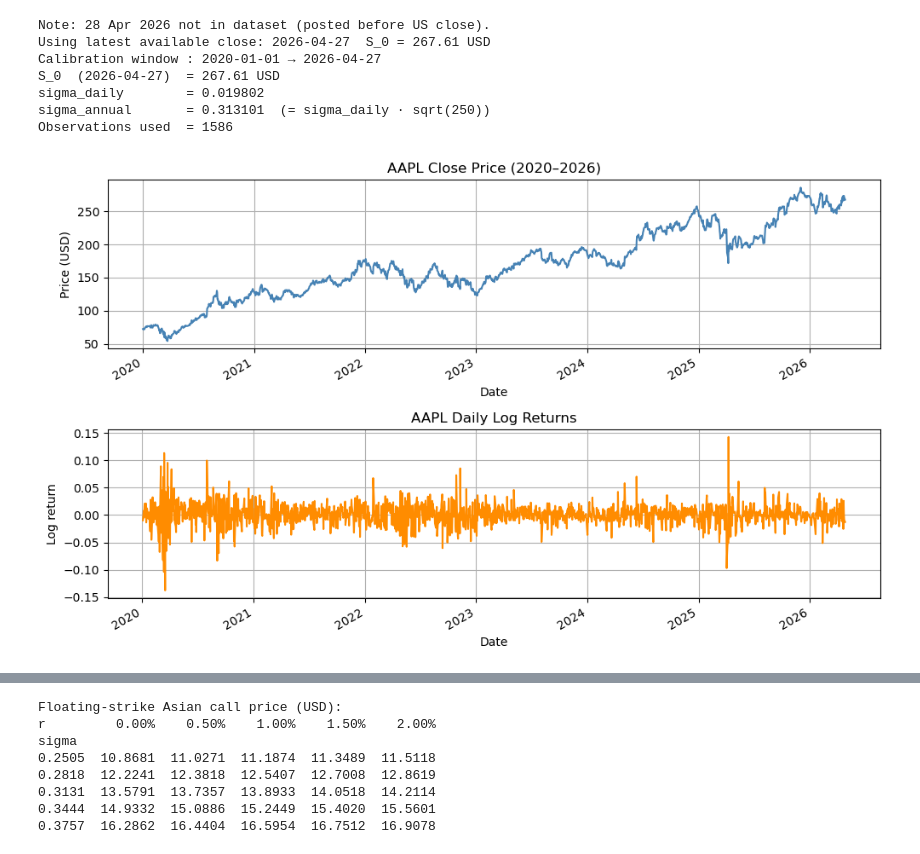
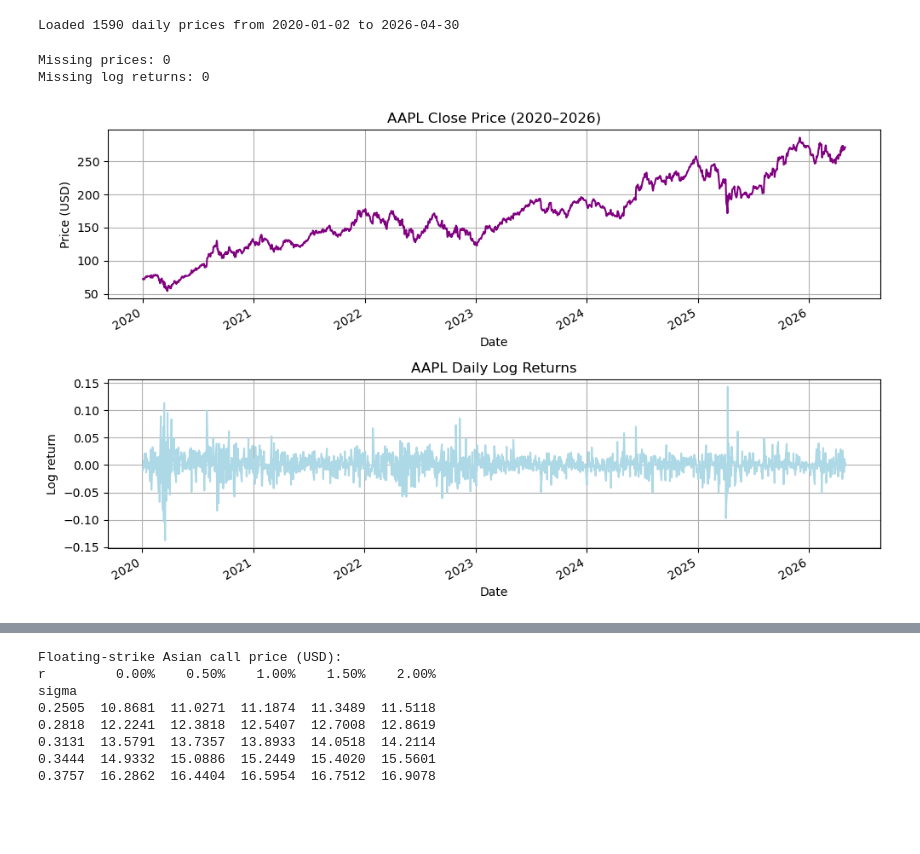
Before and after one commit to ice1O/Call-Option-Pricer, a Jupyter notebook: asian_option_pricing.ipynb, the cells around one changed output, grey strips where cells are left out. Drawn from its saved outputs; the diff is of its cells as text; code cells hidden in the pictures; blank space fills up the shorter version.

```diff
--- a/asian_option_pricing.ipynb
+++ b/asian_option_pricing.ipynb
@@ -59,54 +11,42 @@ The assignment specifies the closing price on **28 April 2026**. The official da
 # %%
-# Load the official AAPL dataset (same directory as this notebook)
-raw = pd.read_excel("apple stock data.xlsx", parse_dates=["Date"])
-raw = raw.sort_values("Date").reset_index(drop=True)
+# The yahoo api is payed so lets instead use another free api to get the stock data i used stooq, you just need a free apikey from https://stooq.com/q/d/?s=aapl.us
+APIKEY = "COa2gJQuK0X1c4DihNGzTxIFH8pf3Md7"
 
-# Date-indexed closing price Series (split-adjusted, 2000-01-03 → 2026-04-27)
-all_prices = raw.set_index("Date")["AAPL.US"].dropna()
+def get_aapl_prices():
+    url = f"https://stooq.com/q/d/l/?s=aapl.us&i=d&apikey={APIKEY}"
+    data = pd.read_csv(url)
+    data["Date"] = pd.to_datetime(data["Date"])
+    data = data.sort_values("Date")
+    return data.set_index("Date")["Close"]
 
-# Calibration window: 2020-01-01 → latest available (assignment: "2020 to 2026")
-prices = all_prices.loc["2020-01-01":]
+#set the stock prices we got equal to a variable
+all_prices = get_aapl_prices()
 
-# Daily log-returns: r_t = log(S_t / S_{t-1})
-log_returns = np.log(prices / prices.shift(1)).dropna()
+#select only the prices for the timeframe which was asked for the project
+prices = all_prices.loc["2020-01-01":"2026-04-30"]
 
-# Sample std of daily log-returns (Bessel-corrected, ddof=1 by default)
-sigma_daily = float(log_returns.std())
-
-# Annualised volatility: σ_annual = σ_daily · √250
-sigma = sigma_daily * np.sqrt(250)
-
-# S_0: use 28 Apr 2026 if available, else latest (27 Apr 2026)
-TARGET_DATE = pd.Timestamp("2026-04-28")
-if TARGET_DATE in all_prices.index:
-    S0 = float(all_prices.loc[TARGET_DATE])
-    s0_date_used = "2026-04-28"
-else:
-    S0 = float(all_prices.iloc[-1])
-    s0_date_used = all_prices.index[-1].strftime("%Y-%m-%d")
-    print(f"Note: 28 Apr 2026 not in dataset (posted before US close).")
-    print(f"Using latest available close: {s0_date_used}  S_0 = {S0:.2f} USD")
-
-print(f"Calibration window : 2020-01-01 → {prices.index[-1].strftime('%Y-%m-%d')}")
-print(f"S_0  ({s0_date_used})  = {S0:.2f} USD")
-print(f"sigma_daily        = {sigma_daily:.6f}")
-print(f"sigma_annual       = {sigma:.6f}  (= sigma_daily · sqrt(250))")
-print(f"Observations used  = {len(log_returns)}")
+#lets see the amount of loaded prices from the start date to the end date
+print("Loaded", len(prices), "daily prices from", prices.index[0].date(), "to", prices.index[-1].date())
 # %% [output]
-Note: 28 Apr 2026 not in dataset (posted before US close).
-Using latest available close: 2026-04-27  S_0 = 267.61 USD
-Calibration window : 2020-01-01 → 2026-04-27
-S_0  (2026-04-27)  = 267.61 USD
-sigma_daily        = 0.019802
-sigma_annual       = 0.313101  (= sigma_daily · sqrt(250))
-Observations used  = 1586
+Loaded 1590 daily prices from 2020-01-02 to 2026-04-30
 # %%
+# compute daily log returns so we can plot them next to the price we do this because the binomial tree is defined on the log returns
+# to do this e need to take the log of the price divded by the price of the previous day which de do with a shift
+log_returns = np.log(prices / prices.shift(1)).dropna() # The first row is NA becuse there is no S0_t-1 so we have a dropna() to remove this one problematic row
+
+# Even before printing i want to make sure that there are no missing values because I've had difficulty in the past with this
+print("Missing prices:", prices.isna().sum())
+print("Missing log returns:", log_returns.isna().sum())
+
+#Lets make a plot for apple stock closing prices and the log returns
 fig, axes = plt.subplots(2, 1, figsize=(10, 6))
-prices.plot(ax=axes[0], title="AAPL Close Price (2020–2026)", color="steelblue")
+prices.plot(ax=axes[0], title="AAPL Close Price (2020–2026)", color="purple")
 axes[0].set_ylabel("Price (USD)")
-log_returns.plot(ax=axes[1], title="AAPL Daily Log Returns", color="darkorange")
+log_returns.plot(ax=axes[1], title="AAPL Daily Log Returns", color="lightblue")
 axes[1].set_ylabel("Log return")
 plt.tight_layout()
 plt.show()
 # %% [output]
+Missing prices: 0
+Missing log returns: 0
-[figure, old version]
+[figure, new version]
```
Also changed, not shown: parts of 20 cells of this notebook, 2 other files.
